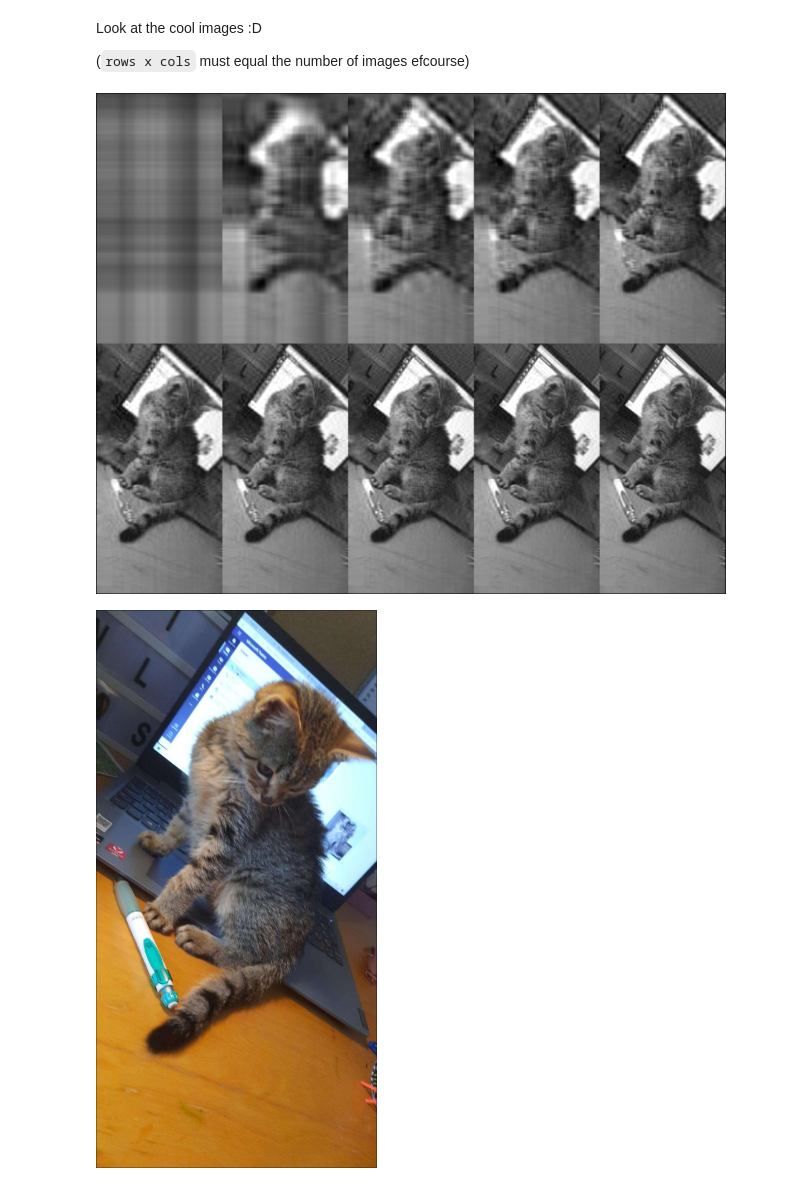
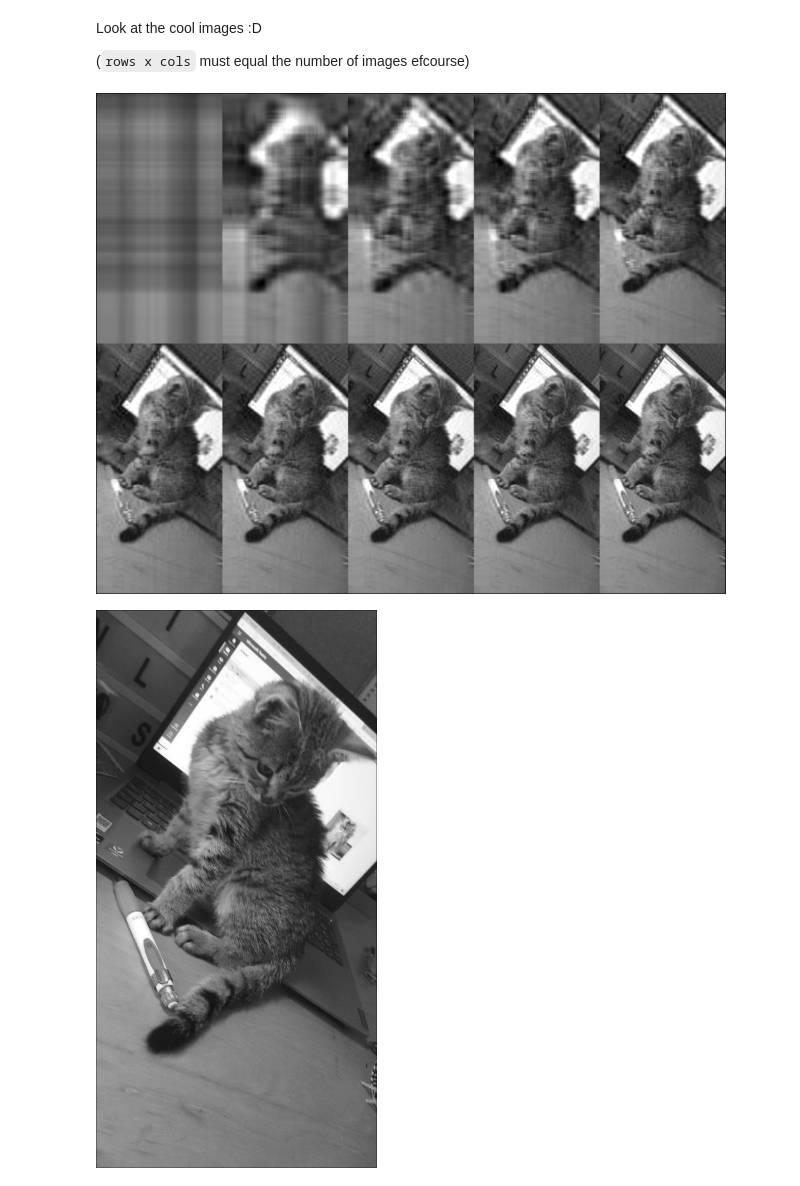
Before and after one commit to westarman/Block-SVD, a Jupyter notebook: normal_svd.ipynb, the cells around one changed output. Saved outputs shown, nothing was run; the diff lists cells and outputs as text; code cells hidden in the pictures.

```diff
--- a/normal_svd.ipynb
+++ b/normal_svd.ipynb
@@ -85,10 +85,10 @@ Look at the cool images :D
 # %%
 # rows*cols == size(images) !!!!!
 rows = 2
 cols = 5
 row_images = [hcat(images[(r-1)*cols + 1 : r*cols]...) for r in 1:rows]
 display(vcat(row_images...))
-display(img1) # original img
+display(Gray.(img1)) # original img
 # %% [output]
 [figure]
-[figure, old version]
+[figure, new version]
```
Also changed, not shown: 1 other file.
